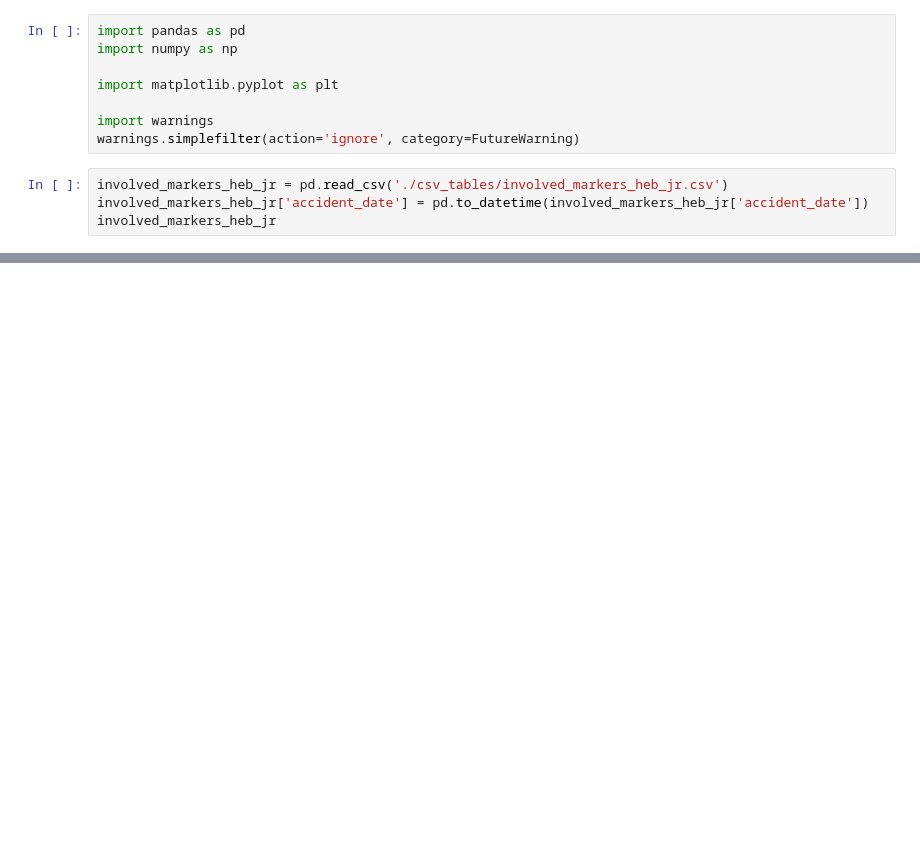
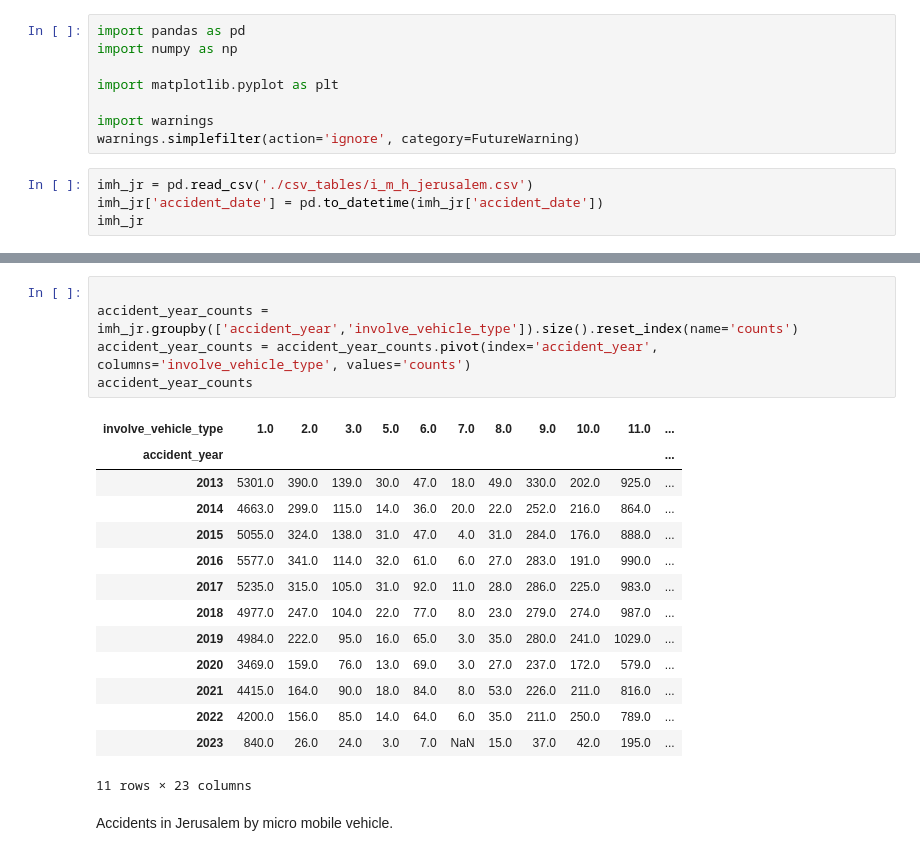
Before and after one commit to tryko/anyway, a Jupyter notebook: EDA_JER.ipynb, the cells around one changed output, grey strips where cells are left out. Cells and saved outputs as stored; diff of their text form; blank space fills up the shorter version.

Commit message:
started work on jerusalem

```diff
--- a/EDA_JER.ipynb
+++ b/EDA_JER.ipynb
@@ -7,7 +7,7 @@ import matplotlib.pyplot as plt
 import warnings
 warnings.simplefilter(action='ignore', category=FutureWarning)
 # %%
-involved_markers_heb_jr = pd.read_csv('./csv_tables/involved_markers_heb_jr.csv')
-involved_markers_heb_jr['accident_date'] = pd.to_datetime(involved_markers_heb_jr['accident_date'])
-involved_markers_heb_jr
+imh_jr = pd.read_csv('./csv_tables/i_m_h_jerusalem.csv')
+imh_jr['accident_date'] = pd.to_datetime(imh_jr['accident_date'])
+imh_jr
 # %% [output]
@@ -14,0 +34,22 @@ KeyError: 'accident_date'
+# %%
+
+accident_year_counts = imh_jr.groupby(['accident_year','involve_vehicle_type']).size().reset_index(name='counts')
+accident_year_counts = accident_year_counts.pivot(index='accident_year', columns='involve_vehicle_type', values='counts')
+accident_year_counts
+# %% [output]
+| involve_vehicle_type | 1.0 | 2.0 | 3.0 | 5.0 | 6.0 | 7.0 | 8.0 | 9.0 | 10.0 | 11.0 | ... |
+| accident_year |  |  |  |  |  |  |  |  |  |  | ... |
+| 2013 | 5301.0 | 390.0 | 139.0 | 30.0 | 47.0 | 18.0 | 49.0 | 330.0 | 202.0 | 925.0 | ... |
+| 2014 | 4663.0 | 299.0 | 115.0 | 14.0 | 36.0 | 20.0 | 22.0 | 252.0 | 216.0 | 864.0 | ... |
+| 2015 | 5055.0 | 324.0 | 138.0 | 31.0 | 47.0 | 4.0 | 31.0 | 284.0 | 176.0 | 888.0 | ... |
+| 2016 | 5577.0 | 341.0 | 114.0 | 32.0 | 61.0 | 6.0 | 27.0 | 283.0 | 191.0 | 990.0 | ... |
+| 2017 | 5235.0 | 315.0 | 105.0 | 31.0 | 92.0 | 11.0 | 28.0 | 286.0 | 225.0 | 983.0 | ... |
+| 2018 | 4977.0 | 247.0 | 104.0 | 22.0 | 77.0 | 8.0 | 23.0 | 279.0 | 274.0 | 987.0 | ... |
+| 2019 | 4984.0 | 222.0 | 95.0 | 16.0 | 65.0 | 3.0 | 35.0 | 280.0 | 241.0 | 1029.0 | ... |
+| 2020 | 3469.0 | 159.0 | 76.0 | 13.0 | 69.0 | 3.0 | 27.0 | 237.0 | 172.0 | 579.0 | ... |
+| 2021 | 4415.0 | 164.0 | 90.0 | 18.0 | 84.0 | 8.0 | 53.0 | 226.0 | 211.0 | 816.0 | ... |
+| 2022 | 4200.0 | 156.0 | 85.0 | 14.0 | 64.0 | 6.0 | 35.0 | 211.0 | 250.0 | 789.0 | ... |
+| 2023 | 840.0 | 26.0 | 24.0 | 3.0 | 7.0 | NaN | 15.0 | 37.0 | 42.0 | 195.0 | ... |
+11 rows × 23 columns
+# %% [markdown]
+Accidents in Jerusalem by micro mobile vehicle.
```
Also changed, not shown: parts of 21 cells of this notebook.
